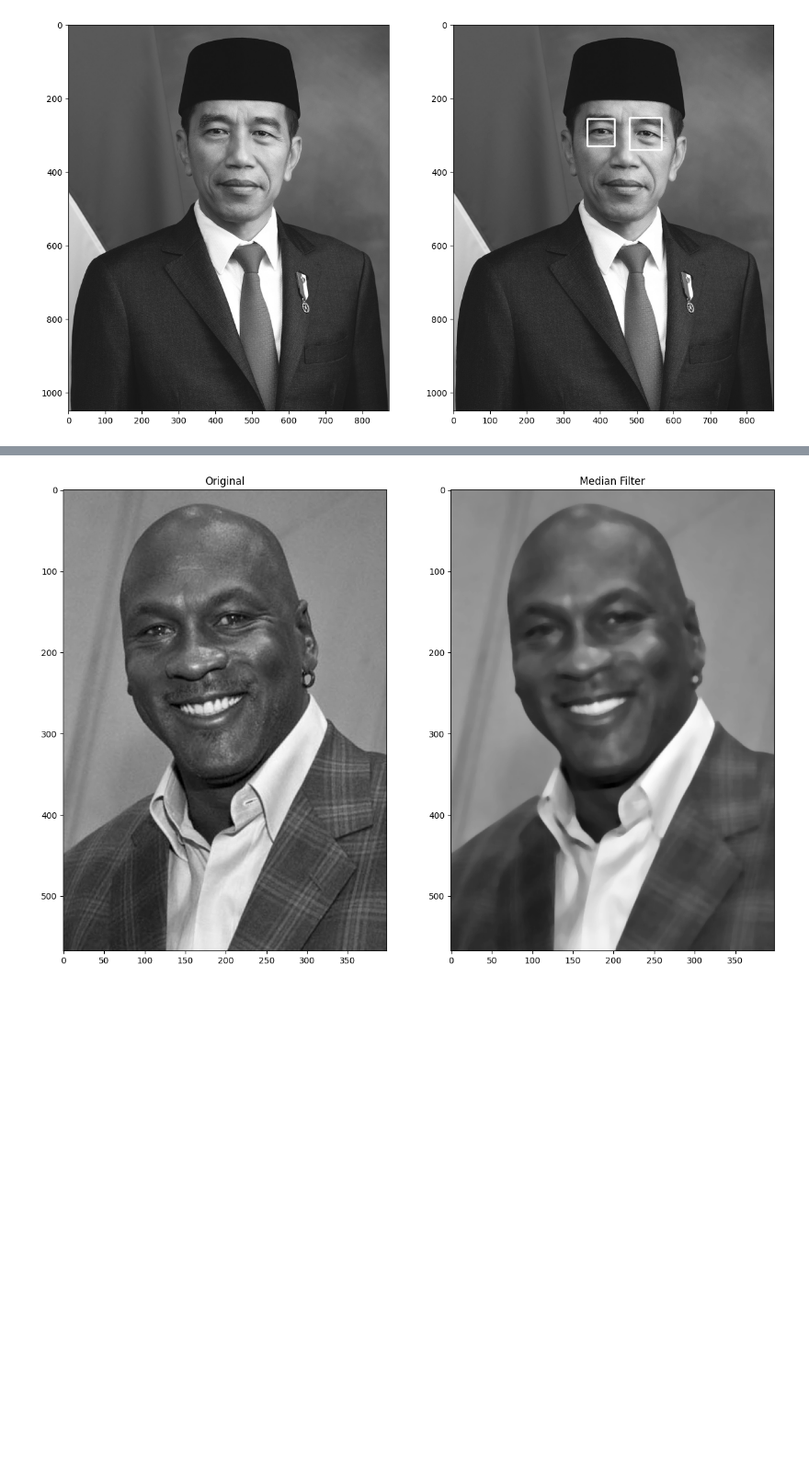
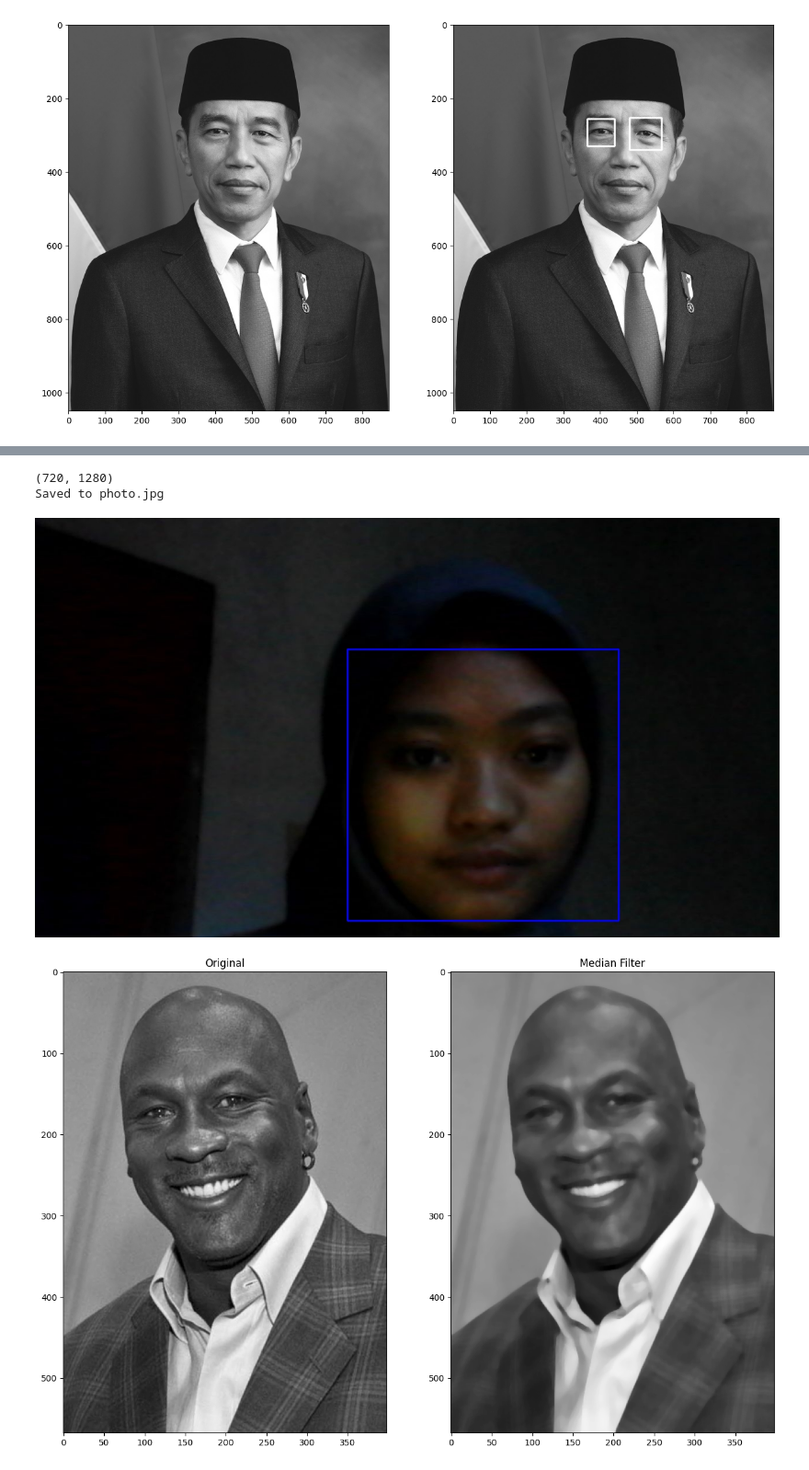
Before and after one commit to khrnnisak/PCVK_Genap_2023, a Jupyter notebook: Face_Detection.ipynb, the cells around one changed output, grey strips where cells are left out. Shown at 92% size. Saved outputs shown, nothing was run; the diff lists cells and outputs as text; code cells hidden in the pictures; blank space fills up the shorter version.

```diff
--- a/Face_Detection.ipynb
+++ b/Face_Detection.ipynb
@@ -46,28 +46,28 @@ def convertToGRAY(image):
 # %%
 faceCascade=cv2.CascadeClassifier(cv2.data.haarcascades + "haarcascade_frontalface_default.xml")
 
-faces_rects = faceCascade.detectMultiScale(jokowi_img2, scaleFactor = 1.2, minNeighbors = 5);
+faces_rects = faceCascade.detectMultiScale(jokowi2, scaleFactor = 1.2, minNeighbors = 5);
 for (x,y,w,h) in faces_rects:
-     cv2.rectangle(jokowi_img2, (x,y),(x+w,y+h),(0,255,0),5)
+     cv2.rectangle(jokowi2, (x,y),(x+w,y+h),(0,255,0),5)
 
-faces_rects = faceCascade.detectMultiScale(kartini_img2, scaleFactor = 1.2, minNeighbors = 5);
+faces_rects = faceCascade.detectMultiScale(kartini2, scaleFactor = 1.2, minNeighbors = 5);
 for (x,y,w,h) in faces_rects:
-     cv2.rectangle(kartini_img2, (x,y),(x+w,y+h),(0,255,0),5)
+     cv2.rectangle(kartini2, (x,y),(x+w,y+h),(0,255,0),5)
 
-faces_rects = faceCascade.detectMultiScale(kucing_img2, scaleFactor = 1.2, minNeighbors = 5);
+faces_rects = faceCascade.detectMultiScale(kucing2, scaleFactor = 1.2, minNeighbors = 5);
 for (x,y,w,h) in faces_rects:
-     cv2.rectangle(kucing_img2, (x,y),(x+w,y+h),(0,255,0), 5)
+     cv2.rectangle(kucing2, (x,y),(x+w,y+h),(0,255,0), 5)
 
-faces_rects = faceCascade.detectMultiScale(mask_img2, scaleFactor = 1.2, minNeighbors = 5);
+faces_rects = faceCascade.detectMultiScale(mask2, scaleFactor = 1.2, minNeighbors = 5);
 for (x,y,w,h) in faces_rects:
-     cv2.rectangle(mask_img2, (x,y),(x+w,y+h),(0,255,0), 5)
+     cv2.rectangle(mask2, (x,y),(x+w,y+h),(0,255,0), 5)
 
-faces_rects = faceCascade.detectMultiScale(jordan_img2, scaleFactor = 1.2, minNeighbors = 5);
+faces_rects = faceCascade.detectMultiScale(jordan2, scaleFactor = 1.2, minNeighbors = 5);
 for (x,y,w,h) in faces_rects:
-     cv2.rectangle(jordan_img2, (x,y),(x+w,y+h),(0,255,0), 3)
+     cv2.rectangle(jordan2, (x,y),(x+w,y+h),(0,255,0), 3)
 
-faces_rects = faceCascade.detectMultiScale(solvayconf_img2, scaleFactor = 1.2, minNeighbors = 5);
+faces_rects = faceCascade.detectMultiScale(solvayconf2, scaleFactor = 1.2, minNeighbors = 5);
 for (x,y,w,h) in faces_rects:
-     cv2.rectangle(solvayconf_img2, (x,y),(x+w,y+h),(0,255,0), 3)
+     cv2.rectangle(solvayconf2, (x,y),(x+w,y+h),(0,255,0), 3)
 # %%
 f, axarr = plt.subplots(6, 2, figsize = (15, 10))
@@ -96,17 +96,17 @@ plt.subplot(326), plt.imshow(convertToRGB(solvayconf_img2), cmap='gray')
 # %%
 cascade_wajah = cv2.CascadeClassifier(cv2.data.haarcascades + "haarcascade_frontalcatface.xml")
 
-kucing_img2 = cv2.imread('/content/drive/MyDrive/PCVK/facedet/facedet/kucing.jpg', 0)
+kucing2 = cv2.imread('/content/drive/MyDrive/PCVK/facedet/facedet/kucing.jpg', 0)
 
-roi_wajah = cascade_wajah.detectMultiScale(kucing_img2)
+roi_wajah = cascade_wajah.detectMultiScale(kucing2)
 for (x,y,w,h) in roi_wajah:
-  cv2.rectangle(kucing_img2,  (x, y), (x+w, y+h), (0, 255, 0), 3)
+  cv2.rectangle(kucing2,  (x, y), (x+w, y+h), (0, 255, 0), 3)
 
 plt.figure(figsize = (10, 10))
 
 f, axarr = plt.subplots(1, 2, figsize=(15,5))
-plt.subplot(121), plt.imshow(convertToRGB(kucing_img1))
-plt.subplot(122), plt.imshow(convertToRGB(kucing_img2))
+plt.subplot(121), plt.imshow(convertToRGB(kucing1))
+plt.subplot(122), plt.imshow(convertToRGB(kucing2))
 plt.show()
 # %% [output]
 <Figure size 1000x1000 with 0 Axes>
@@ -188,3 +188,12 @@ def take_photo(filename='photo.jpg', quality=0.8):
   cv2.imwrite(filename, img)
 
   return filename
+# %%
+try:
+  filename = take_photo('photo.jpg')
+  print('Saved to {}'.format(filename))
+
+  display(Image(filename))
+except Exception as err:
+  print(str(err))
+# %% [output]
@@ -191 +201,4 @@ def take_photo(filename='photo.jpg', quality=0.8):
+(720, 1280)
+Saved to photo.jpg
+[figure, added]
 # %%
```
Also changed, not shown: parts of 6 cells of this notebook.
